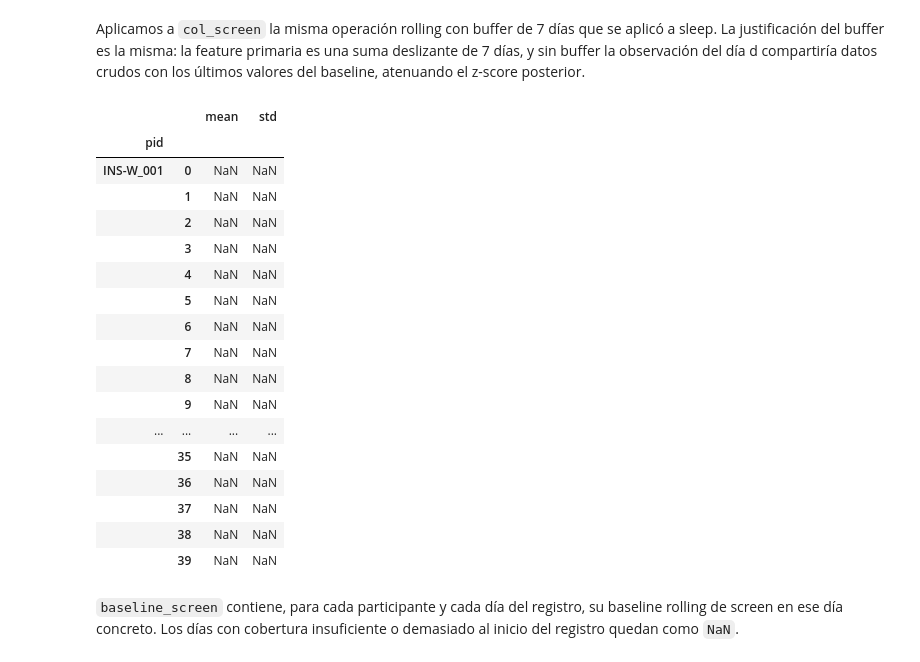
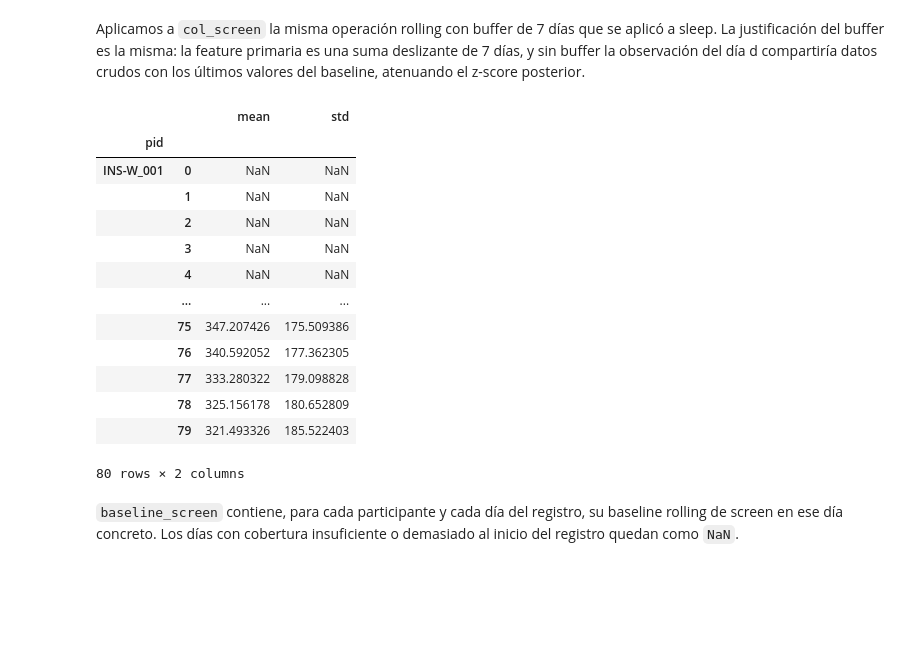
Before and after one commit to alejandrobarriel/globem, a Jupyter notebook: notebooks/globem.ipynb, the cells around one changed output. Cells and saved outputs as stored; diff of their text form; code cells hidden in the pictures; blank space fills up the shorter version.

```diff
--- a/notebooks/globem.ipynb
+++ b/notebooks/globem.ipynb
@@ -1254,30 +1307,26 @@ Aplicamos a `col_screen` la misma operación rolling con buffer de 7 días que s
 # %%
 baseline_screen = (
     df_screen
     .groupby("pid")[col_screen]
     .apply(lambda s: s.shift(7).rolling(window=21, min_periods=15).agg(["mean", "std"]))
 )
 
-baseline_screen.head(40)
+baseline_screen.head(80)
 # %% [output]
 |  |  | mean | std |
 | pid |  |  |  |
 | INS-W_001 | 0 | NaN | NaN |
 |  | 1 | NaN | NaN |
 |  | 2 | NaN | NaN |
 |  | 3 | NaN | NaN |
 |  | 4 | NaN | NaN |
-|  | 5 | NaN | NaN |
-|  | 6 | NaN | NaN |
-|  | 7 | NaN | NaN |
-|  | 8 | NaN | NaN |
-|  | 9 | NaN | NaN |
-| ... | ... | ... | ... |
-|  | 35 | NaN | NaN |
-|  | 36 | NaN | NaN |
-|  | 37 | NaN | NaN |
-|  | 38 | NaN | NaN |
-|  | 39 | NaN | NaN |
+|  | ... | ... | ... |
+|  | 75 | 347.207426 | 175.509386 |
+|  | 76 | 340.592052 | 177.362305 |
+|  | 77 | 333.280322 | 179.098828 |
+|  | 78 | 325.156178 | 180.652809 |
+|  | 79 | 321.493326 | 185.522403 |
+80 rows × 2 columns
 # %% [markdown]
 `baseline_screen` contiene, para cada participante y cada día del registro, su baseline rolling de screen en ese día concreto. Los días con cobertura insuficiente o demasiado al inicio del registro quedan como `NaN`.
 # %% [markdown]
```
Also changed, not shown: parts of 25 cells of this notebook.
